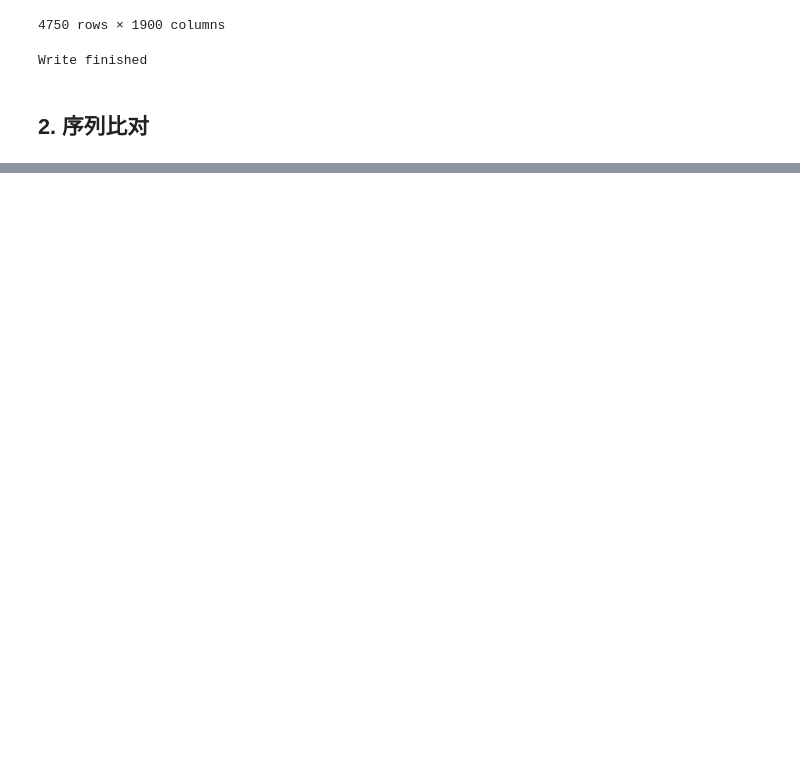
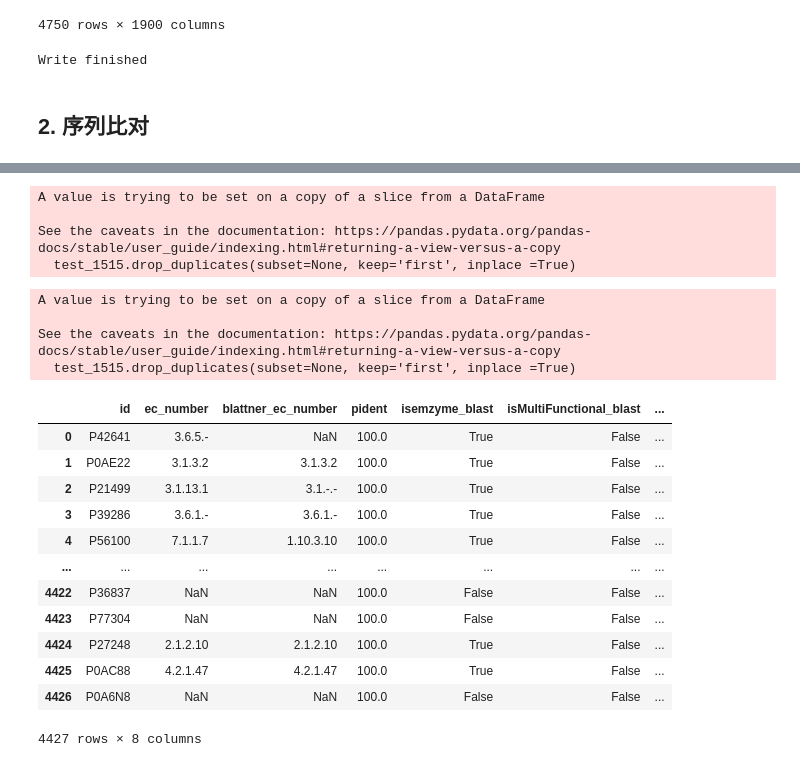
Before and after one commit to kingstdio/BioUniprot, a Jupyter notebook: tasks/task3/task3_1515.ipynb, the cells around one changed output, grey strips where cells are left out. Drawn from its saved outputs; the diff is of its cells as text; code cells hidden in the pictures; blank space fills up the shorter version.

Commit message:
update test train

```diff
--- a/tasks/task3/task3_1515.ipynb
+++ b/tasks/task3/task3_1515.ipynb
@@ -118,0 +83,14 @@ res_data = train_data_labeled.merge(unirep_data, on='id', how='left')
+# %%
+res_table_head = ['id', 'sseqid', 'pident', 'length','mismatch','gapopen','qstart','qend','sstart','send','evalue','bitscore']
+blast_res = pd.read_csv('../../results/1515/balastres.tsv', sep='\t', names=res_table_head)
+# %%
+uctools =  ucTools.ucTools('172.16.25.20')
+cnx_mimic = uctools.db_conn()
+sql ='''SELECT id, isemzyme, "isMultiFunctional","functionCounts", ec_number, ec_specific_level from tb_sprot where id in ('{0}') '''.format('\',\''.join(blast_res.sseqid.values))
+blast_tags = pd.read_sql_query(sql,cnx_mimic)
+blast_final = blast_res.merge(blast_tags, left_on='sseqid', right_on='id', how='left')
+
+blast_final.drop_duplicates(subset=['id_x'], keep='first', inplace =True)
+blast_final=blast_final[['id_x', 'pident', 'isemzyme', 'isMultiFunctional', 'functionCounts', 'ec_number']]
+blast_final=blast_final.rename(columns={'id_x':'id', 'isemzyme':'isemzyme_blast', 'isMultiFunctional':'isMultiFunctional_blast', 'functionCounts':'functionCounts_blast', 'ec_number':'ec_number_blast'})
+blast_final.reset_index(drop=True, inplace=True)
@@ -118,0 +113,9 @@ res_data = train_data_labeled.merge(unirep_data, on='id', how='left')
+# %%
+test_1515 = data_1515[['id', 'ec_number', 'blattner_ec_number']]
+test_1515.drop_duplicates(subset=None, keep='first', inplace =True)
+test_1515.reset_index(drop=True, inplace=True)
+# %% [output]
+A value is trying to be set on a copy of a slice from a DataFrame
+
+See the caveats in the documentation: https://pandas.pydata.org/pandas-docs/stable/user_guide/indexing.html#returning-a-view-versus-a-copy
+  test_1515.drop_duplicates(subset=None, keep='first', inplace =True)
@@ -118,0 +125,24 @@ res_data = train_data_labeled.merge(unirep_data, on='id', how='left')
+# %%
+test_1515.drop_duplicates(subset=None, keep='first', inplace =True)
+data_test_blast_res = test_1515.merge(blast_final, on=['id'], how='left')
+# %% [output]
+A value is trying to be set on a copy of a slice from a DataFrame
+
+See the caveats in the documentation: https://pandas.pydata.org/pandas-docs/stable/user_guide/indexing.html#returning-a-view-versus-a-copy
+  test_1515.drop_duplicates(subset=None, keep='first', inplace =True)
+# %%
+data_test_blast_res
+# %% [output]
+|  | id | ec_number | blattner_ec_number | pident | isemzyme_blast | isMultiFunctional_blast | ... |
+| 0 | P42641 | 3.6.5.- | NaN | 100.0 | True | False | ... |
+| 1 | P0AE22 | 3.1.3.2 | 3.1.3.2 | 100.0 | True | False | ... |
+| 2 | P21499 | 3.1.13.1 | 3.1.-.- | 100.0 | True | False | ... |
+| 3 | P39286 | 3.6.1.- | 3.6.1.- | 100.0 | True | False | ... |
+| 4 | P56100 | 7.1.1.7 | 1.10.3.10 | 100.0 | True | False | ... |
+| ... | ... | ... | ... | ... | ... | ... | ... |
+| 4422 | P36837 | NaN | NaN | 100.0 | False | False | ... |
+| 4423 | P77304 | NaN | NaN | 100.0 | False | False | ... |
+| 4424 | P27248 | 2.1.2.10 | 2.1.2.10 | 100.0 | True | False | ... |
+| 4425 | P0AC88 | 4.2.1.47 | 4.2.1.47 | 100.0 | True | False | ... |
+| 4426 | P0A6N8 | NaN | NaN | 100.0 | False | False | ... |
+4427 rows × 8 columns
```
Also changed, not shown: parts of 53 cells of this notebook, 3 other files.
